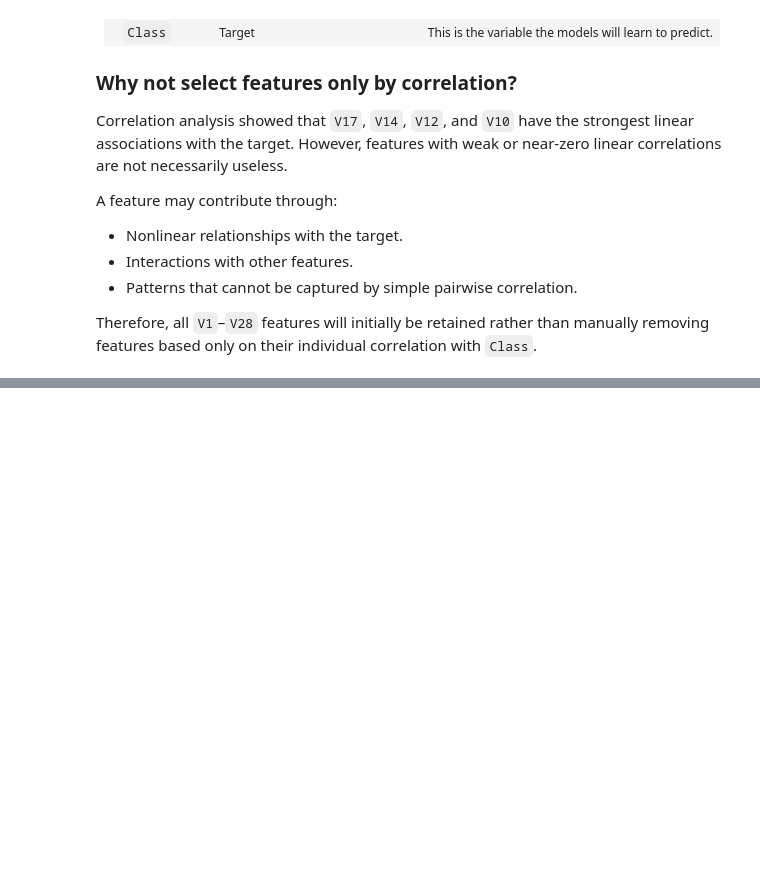
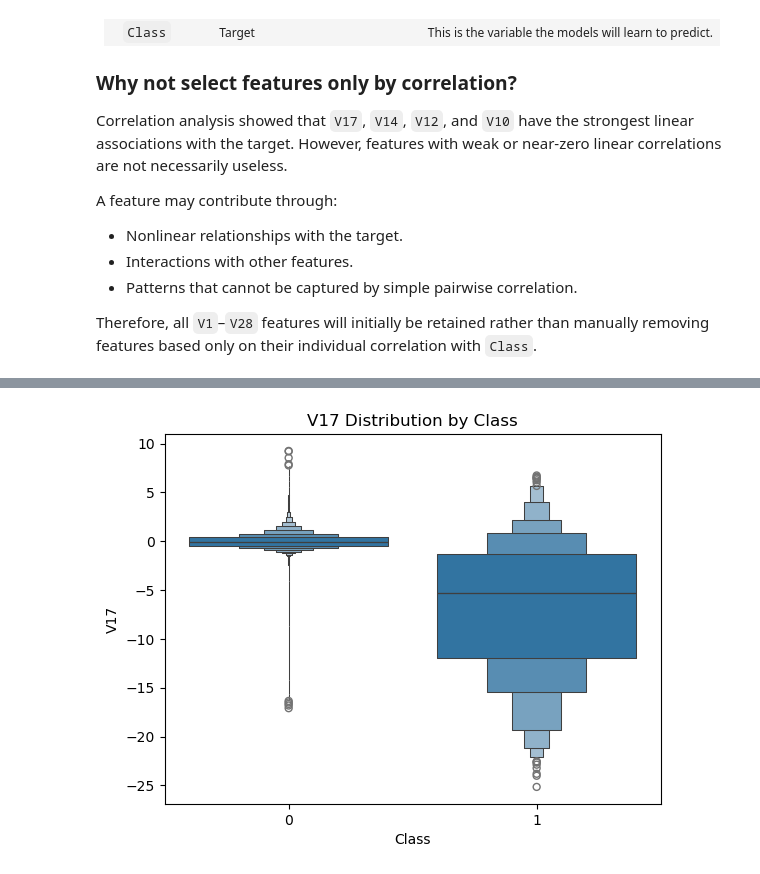
Before and after one commit to BasmalaHussein12/credit-card-fraud-detection, a Jupyter notebook: notebook/project.ipynb, the cells around one changed output, grey strips where cells are left out. Saved outputs shown, nothing was run; the diff lists cells and outputs as text; code cells hidden in the pictures; blank space fills up the shorter version.

```diff
--- a/notebook/project.ipynb
+++ b/notebook/project.ipynb
@@ -736,0 +885,15 @@ Therefore, all `V1`–`V28` features will initially be retained rather than manu
+# %%
+sns.boxenplot(data = df, x= "Class", y = "V17")
+
+plt.title("V17 Distribution by Class")
+plt.xlabel("Class")
+plt.ylabel("V17")
+
+plt.savefig(
+    "../images/V17_Distribution_By_Class.png",
+    dpi=300,
+    bbox_inches="tight"
+)
+plt.show()
+# %% [output]
+[figure, added]
```
Also changed, not shown: parts of 24 cells of this notebook, 5 other files.
